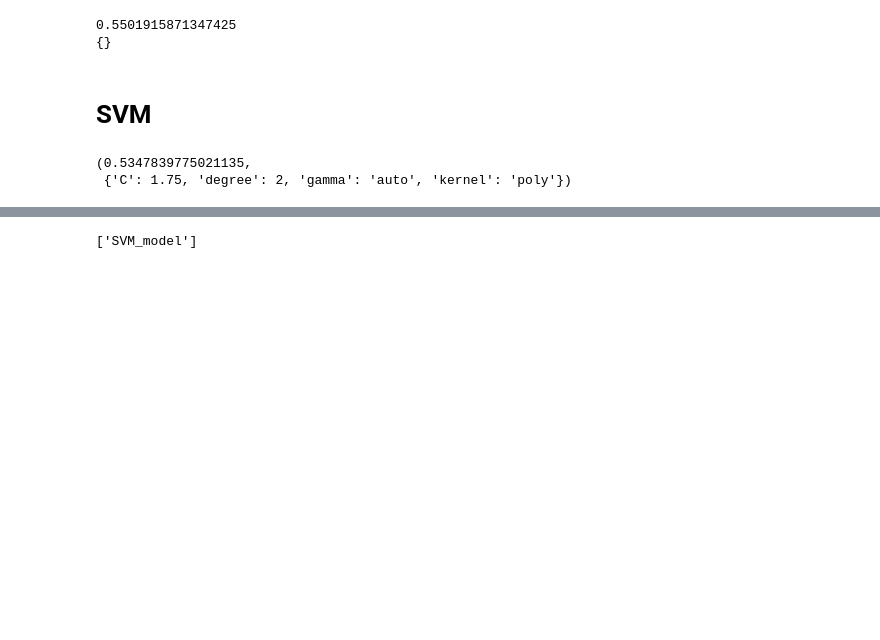
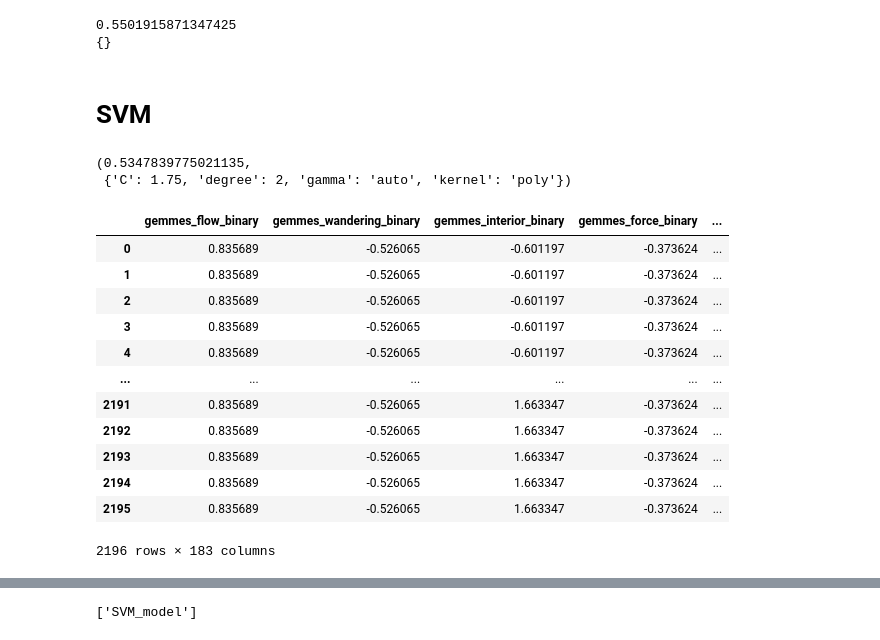
Before and after one commit to The-Deadly-Hyenas/Data-Classification, a Jupyter notebook: patrick/high_level.ipynb, the cells around one changed output, grey strips where cells are left out. Saved outputs shown, nothing was run; the diff lists cells and outputs as text; code cells hidden in the pictures; blank space fills up the shorter version.

```diff
--- a/patrick/high_level.ipynb
+++ b/patrick/high_level.ipynb
@@ -429,6 +430,22 @@ score, gs_cv.best_params_
 # %% [output]
 (0.5347839775021135,
  {'C': 1.75, 'degree': 2, 'gamma': 'auto', 'kernel': 'poly'})
+# %%
+X
+# %% [output]
+|  | gemmes_flow_binary | gemmes_wandering_binary | gemmes_interior_binary | gemmes_force_binary | ... |
+| 0 | 0.835689 | -0.526065 | -0.601197 | -0.373624 | ... |
+| 1 | 0.835689 | -0.526065 | -0.601197 | -0.373624 | ... |
+| 2 | 0.835689 | -0.526065 | -0.601197 | -0.373624 | ... |
+| 3 | 0.835689 | -0.526065 | -0.601197 | -0.373624 | ... |
+| 4 | 0.835689 | -0.526065 | -0.601197 | -0.373624 | ... |
+| ... | ... | ... | ... | ... | ... |
+| 2191 | 0.835689 | -0.526065 | 1.663347 | -0.373624 | ... |
+| 2192 | 0.835689 | -0.526065 | 1.663347 | -0.373624 | ... |
+| 2193 | 0.835689 | -0.526065 | 1.663347 | -0.373624 | ... |
+| 2194 | 0.835689 | -0.526065 | 1.663347 | -0.373624 | ... |
+| 2195 | 0.835689 | -0.526065 | 1.663347 | -0.373624 | ... |
+2196 rows × 183 columns
 # %%
 # grid search parameters for the different classifiers
 parameters = {
```
Also changed, not shown: parts of 13 cells of this notebook, 3 other files.
